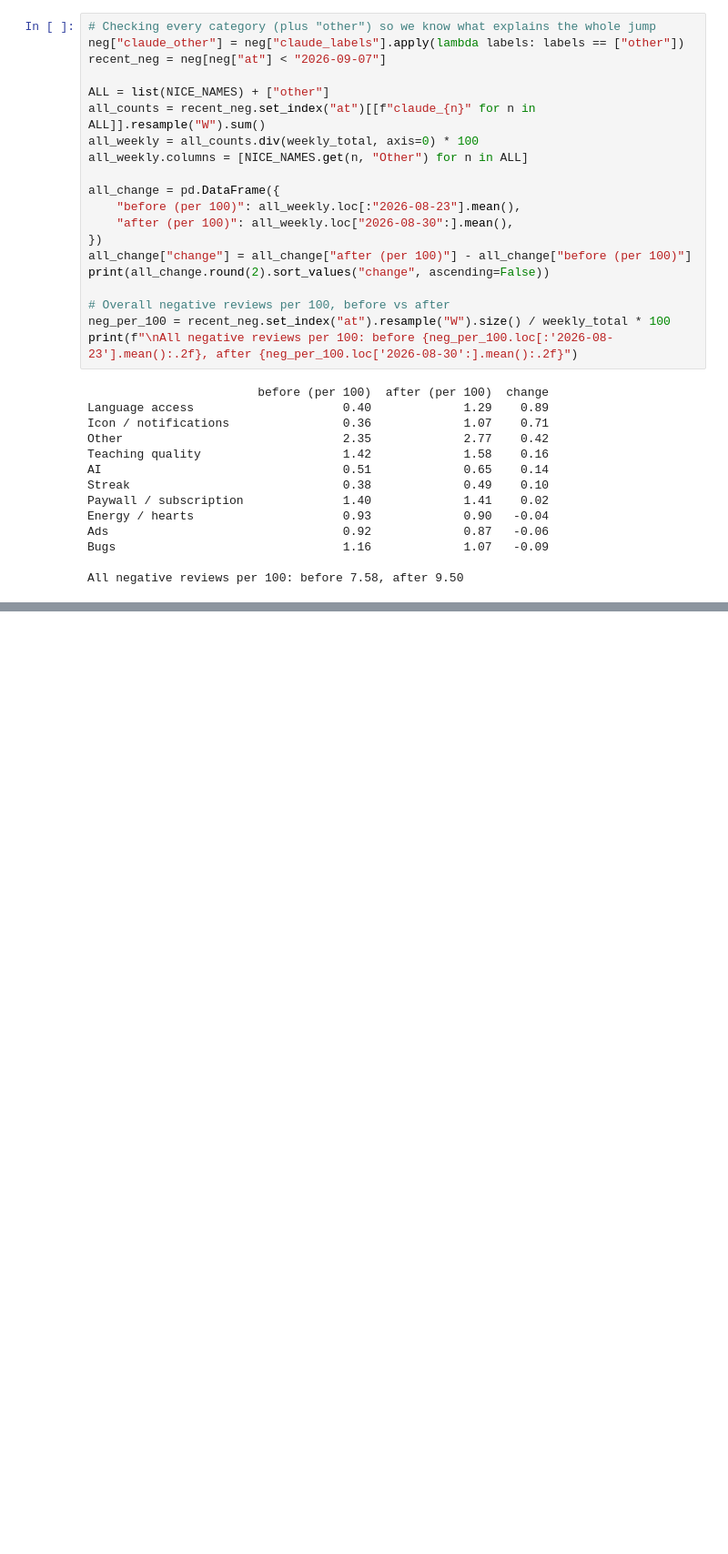
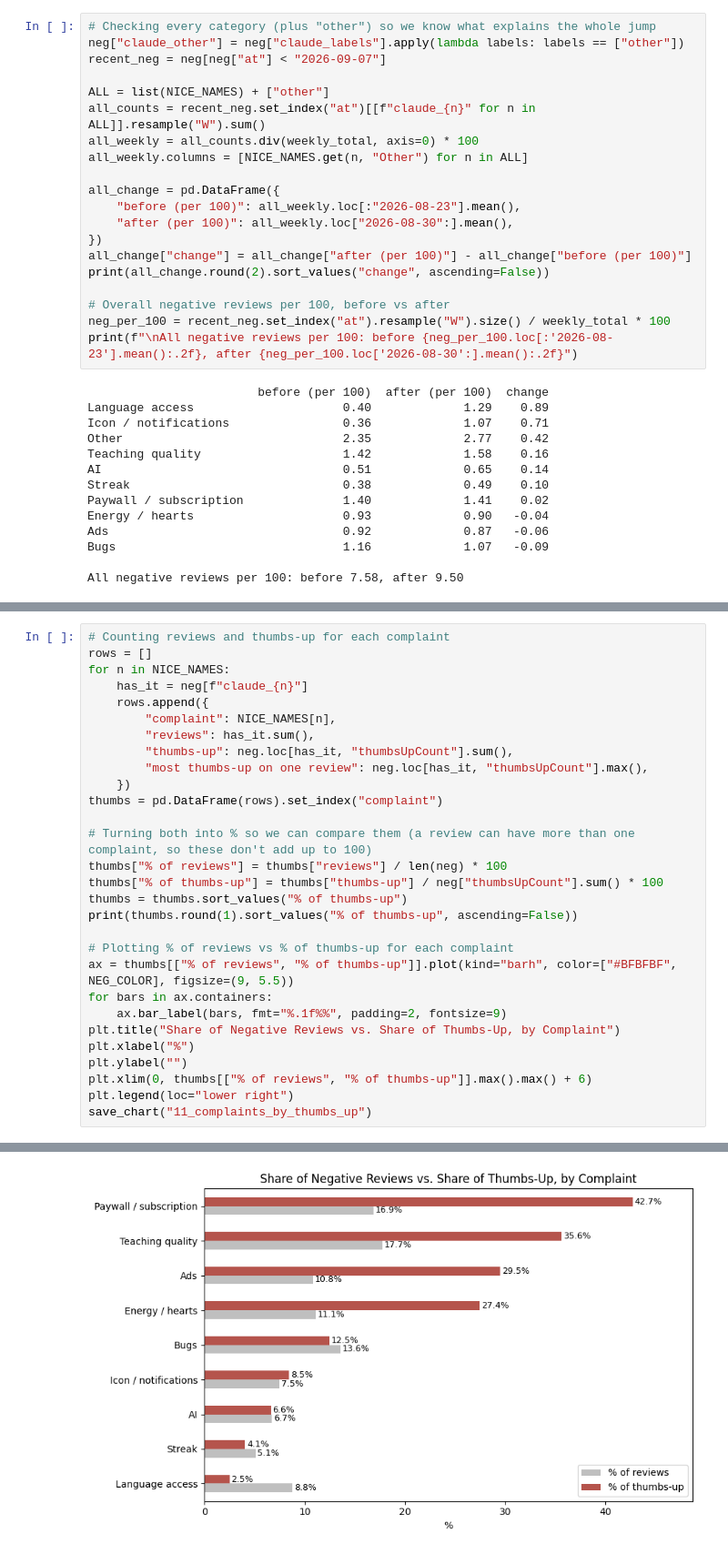
Before and after one commit to Teenna-Pachika/info4360-duolingo-reviews, a Jupyter notebook: notebooks/04_claude_labels_trends.ipynb, the cells around one changed output, grey strips where cells are left out. Shown at 91% size. Saved outputs shown, nothing was run; the diff lists cells and outputs as text; blank space fills up the shorter version.

Commit message:
Add thumbs-up weighted complaint chart and check without top reviews

```diff
--- a/notebooks/04_claude_labels_trends.ipynb
+++ b/notebooks/04_claude_labels_trends.ipynb
@@ -491,0 +496,30 @@ All negative reviews per 100: before 7.58, after 9.50
+# %%
+# Counting reviews and thumbs-up for each complaint
+rows = []
+for n in NICE_NAMES:
+    has_it = neg[f"claude_{n}"]
+    rows.append({
+        "complaint": NICE_NAMES[n],
+        "reviews": has_it.sum(),
+        "thumbs-up": neg.loc[has_it, "thumbsUpCount"].sum(),
+        "most thumbs-up on one review": neg.loc[has_it, "thumbsUpCount"].max(),
+    })
+thumbs = pd.DataFrame(rows).set_index("complaint")
+
+# Turning both into % so we can compare them (a review can have more than one complaint, so these don't add up to 100)
+thumbs["% of reviews"] = thumbs["reviews"] / len(neg) * 100
+thumbs["% of thumbs-up"] = thumbs["thumbs-up"] / neg["thumbsUpCount"].sum() * 100
+thumbs = thumbs.sort_values("% of thumbs-up")
+print(thumbs.round(1).sort_values("% of thumbs-up", ascending=False))
+
+# Plotting % of reviews vs % of thumbs-up for each complaint
+ax = thumbs[["% of reviews", "% of thumbs-up"]].plot(kind="barh", color=["#BFBFBF", NEG_COLOR], figsize=(9, 5.5))
+for bars in ax.containers:
+    ax.bar_label(bars, fmt="%.1f%%", padding=2, fontsize=9)
+plt.title("Share of Negative Reviews vs. Share of Thumbs-Up, by Complaint")
+plt.xlabel("%")
+plt.ylabel("")
+plt.xlim(0, thumbs[["% of reviews", "% of thumbs-up"]].max().max() + 6)
+plt.legend(loc="lower right")
+save_chart("11_complaints_by_thumbs_up")
+# %% [output]
@@ -491,0 +543 @@ All negative reviews per 100: before 7.58, after 9.50
+[figure, added]
```
Also changed, not shown: parts of 4 cells of this notebook, 1 other file.
